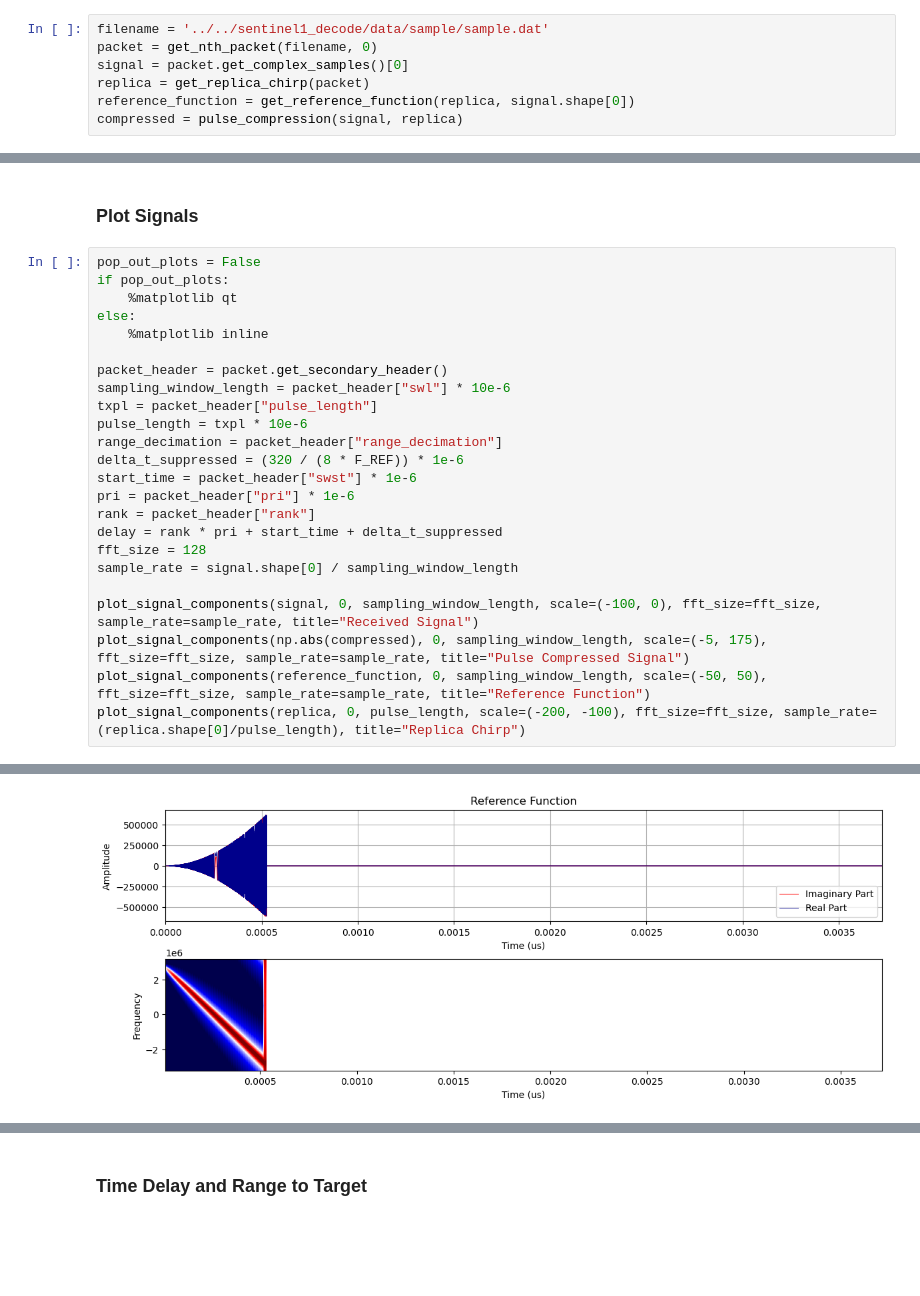
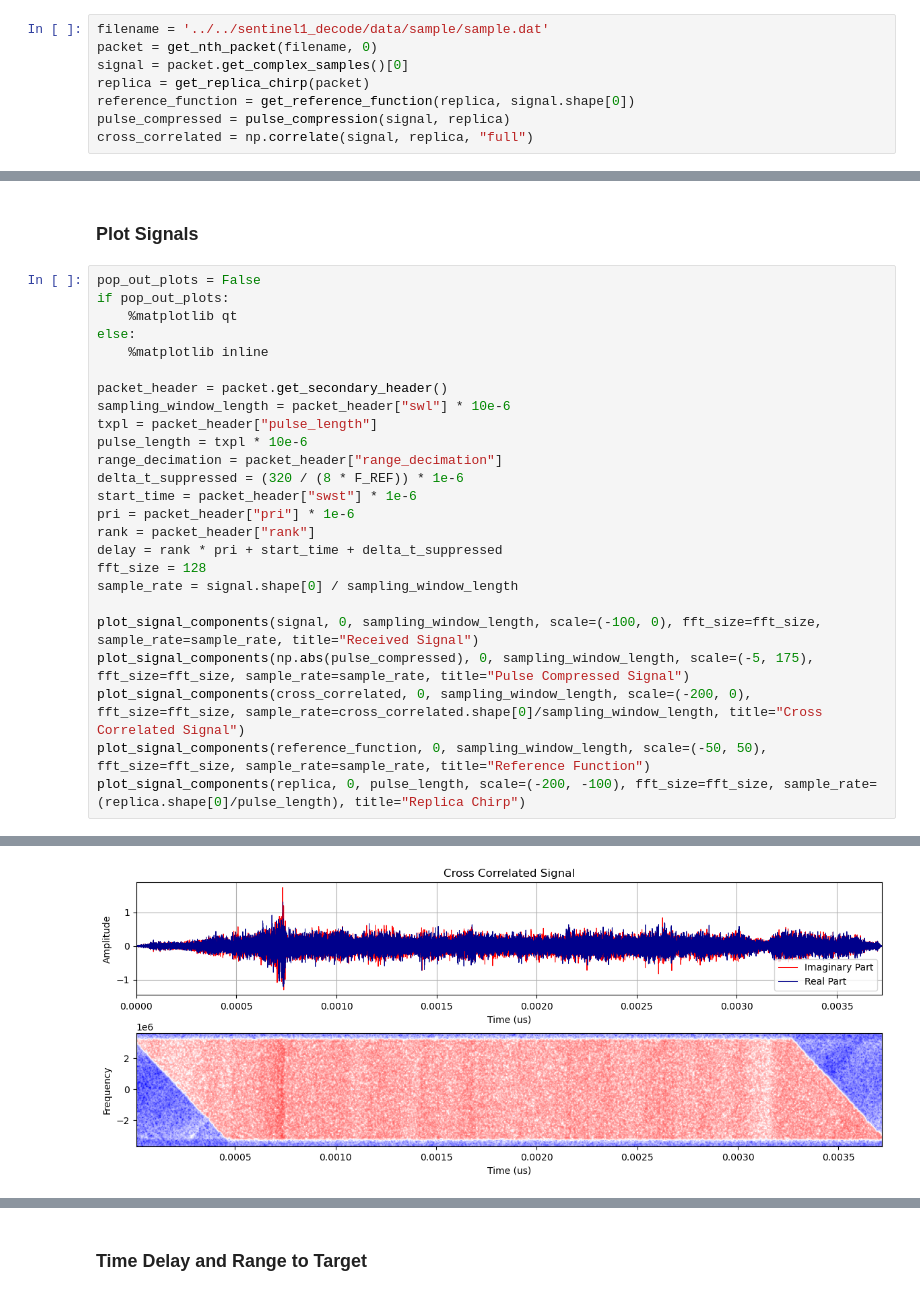
Before and after one commit to AndrewPlayer3/sar_processing, a Jupyter notebook: s1_level0/save_signals.ipynb, the cells around one changed output, grey strips where cells are left out. Drawn from its saved outputs; the diff is of its cells as text; blank space fills up the shorter version.

```diff
--- a/s1_level0/save_signals.ipynb
+++ b/s1_level0/save_signals.ipynb
@@ -120,7 +120,8 @@ packet = get_nth_packet(filename, 0)
 signal = packet.get_complex_samples()[0]
 replica = get_replica_chirp(packet)
 reference_function = get_reference_function(replica, signal.shape[0])
-compressed = pulse_compression(signal, replica)
+pulse_compressed = pulse_compression(signal, replica)
+cross_correlated = np.correlate(signal, replica, "full")
 # %% [markdown]
 ### Save Signals
 # %%
@@ -133,28 +135,29 @@ save_to_cf32(compressed, 'compressed.cf32')
 # %%
 pop_out_plots = False
 if pop_out_plots:
     %matplotlib qt
 else:
     %matplotlib inline
 
 packet_header = packet.get_secondary_header()
 sampling_window_length = packet_header["swl"] * 10e-6
 txpl = packet_header["pulse_length"]
 pulse_length = txpl * 10e-6
 range_decimation = packet_header["range_decimation"]
 delta_t_suppressed = (320 / (8 * F_REF)) * 1e-6
 start_time = packet_header["swst"] * 1e-6
 pri = packet_header["pri"] * 1e-6
 rank = packet_header["rank"]
 delay = rank * pri + start_time + delta_t_suppressed
 fft_size = 128
 sample_rate = signal.shape[0] / sampling_window_length
 
 plot_signal_components(signal, 0, sampling_window_length, scale=(-100, 0), fft_size=fft_size, sample_rate=sample_rate, title="Received Signal")
-plot_signal_components(np.abs(compressed), 0, sampling_window_length, scale=(-5, 175), fft_size=fft_size, sample_rate=sample_rate, title="Pulse Compressed Signal")
+plot_signal_components(np.abs(pulse_compressed), 0, sampling_window_length, scale=(-5, 175), fft_size=fft_size, sample_rate=sample_rate, title="Pulse Compressed Signal")
+plot_signal_components(cross_correlated, 0, sampling_window_length, scale=(-200, 0), fft_size=fft_size, sample_rate=cross_correlated.shape[0]/sampling_window_length, title="Cross Correlated Signal")
 plot_signal_components(reference_function, 0, sampling_window_length, scale=(-50, 50), fft_size=fft_size, sample_rate=sample_rate, title="Reference Function")
 plot_signal_components(replica, 0, pulse_length, scale=(-200, -100), fft_size=fft_size, sample_rate=(replica.shape[0]/pulse_length), title="Replica Chirp")
 # %% [output]
 [figure]
 [figure]
-[figure, old version]
+[figure, new version]
```
Also changed, not shown: parts of 3 cells of this notebook.
